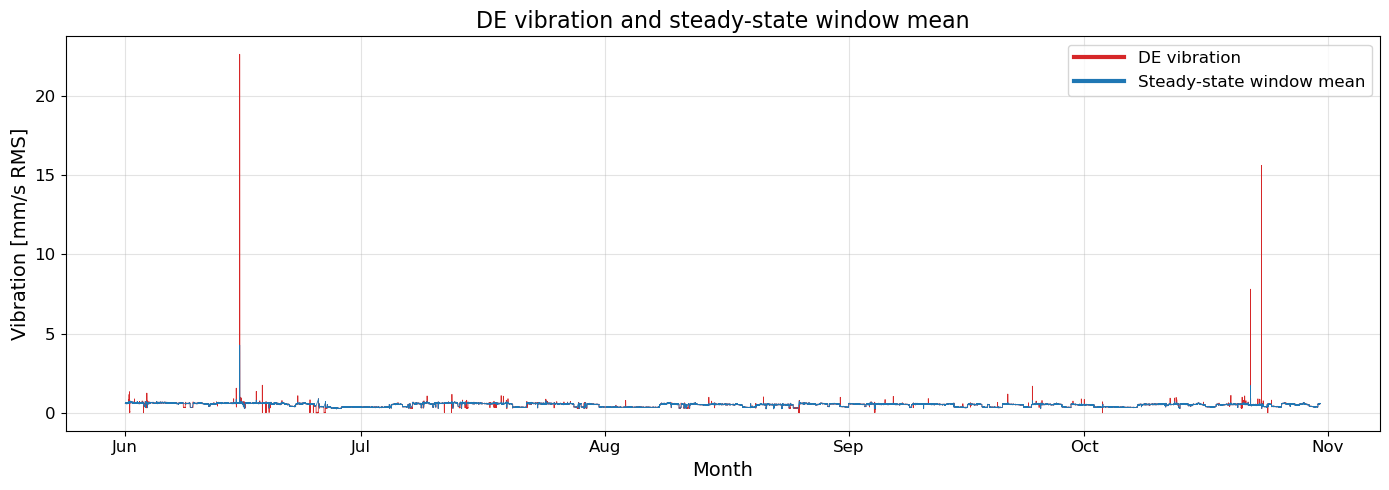
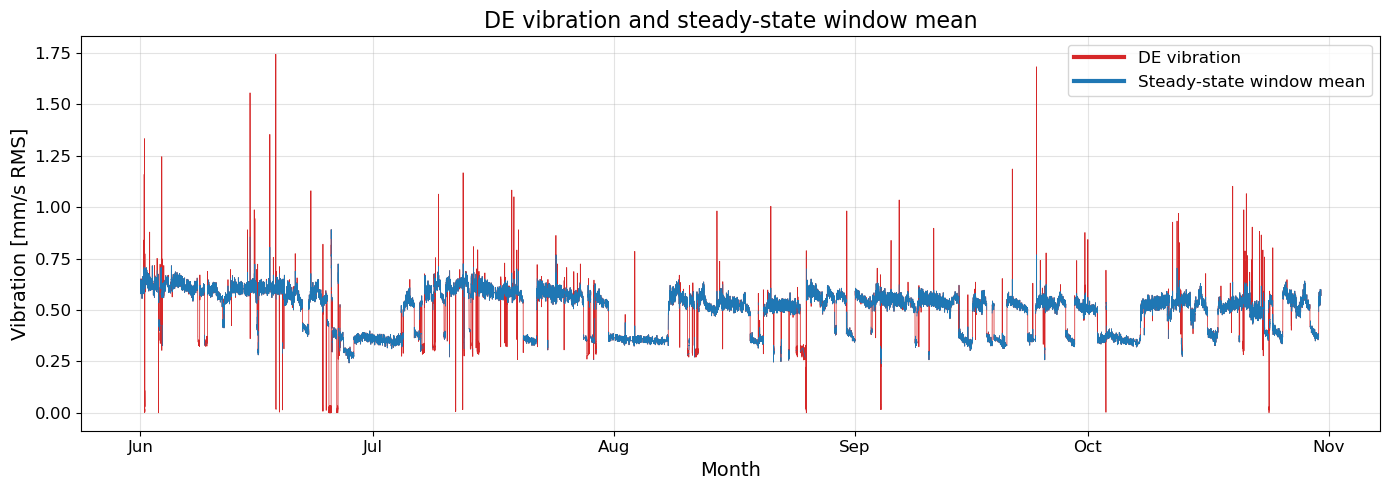
The change to this notebook cell's code, shown as a diff; its figure went from the first image to the second:
--- before
+++ after
@@ -13,14 +13,17 @@
 )
 
-steady_windows = windows_threshold[
-    windows_threshold["is_steady"]
-].copy()
+plot_windows = windows_threshold.copy()
 
-steady_windows["mid_time"] = (
-    steady_windows["start_time"] +
-    (steady_windows["end_time"] - steady_windows["start_time"]) / 2
+plot_windows["mid_time"] = (
+    plot_windows["start_time"] +
+    (plot_windows["end_time"] - plot_windows["start_time"]) / 2
 )
 
-steady_windows["mean_vibration"] = _window_mean(vib_df, steady_windows)
+plot_windows["mean_vibration"] = _window_mean(vib_df, plot_windows)
+
+plot_windows.loc[
+    ~plot_windows["is_steady"],
+    "mean_vibration"
+] = np.nan
 
 fig, ax = plt.subplots(figsize=(14, 5))
@@ -35,6 +38,6 @@
 
 ax.plot(
-    steady_windows["mid_time"],
-    steady_windows["mean_vibration"],
+    plot_windows["mid_time"],
+    plot_windows["mean_vibration"],
     linewidth=0.55,
     color=mean_color,
@@ -65,10 +68,4 @@
 
 plt.tight_layout()
-
-plt.savefig(
-    "vibration_steady_window_mean_full.png",
-    dpi=300,
-    bbox_inches="tight"
-)
-
+plt.savefig("vibration_steady_window_mean_full.png", dpi=300, bbox_inches="tight")
 plt.show()

Commit: Updated modeling with plots